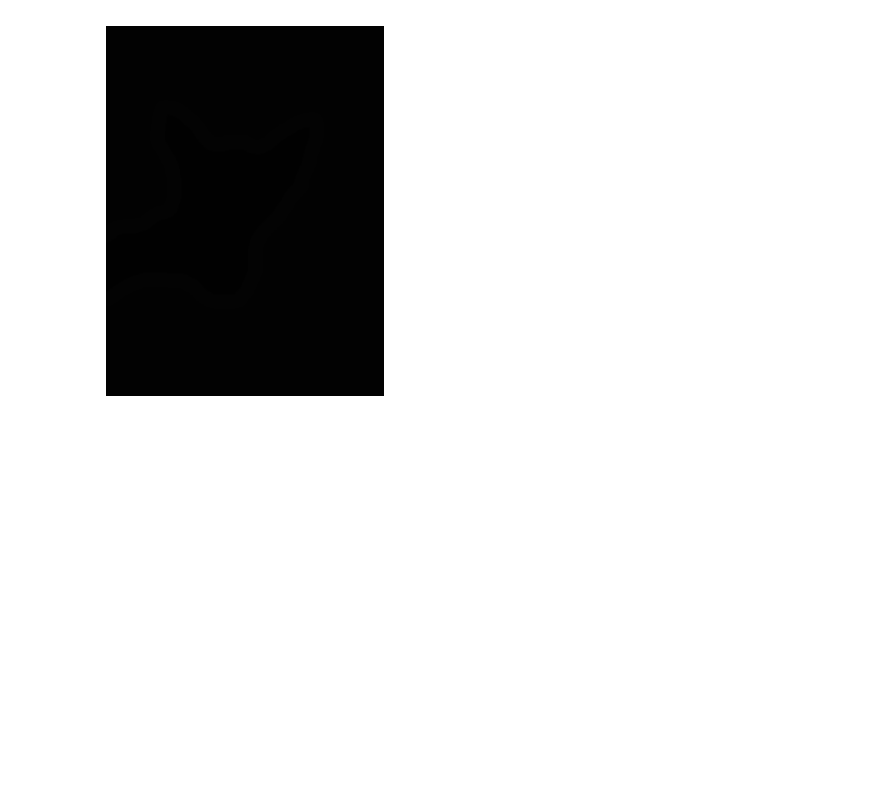
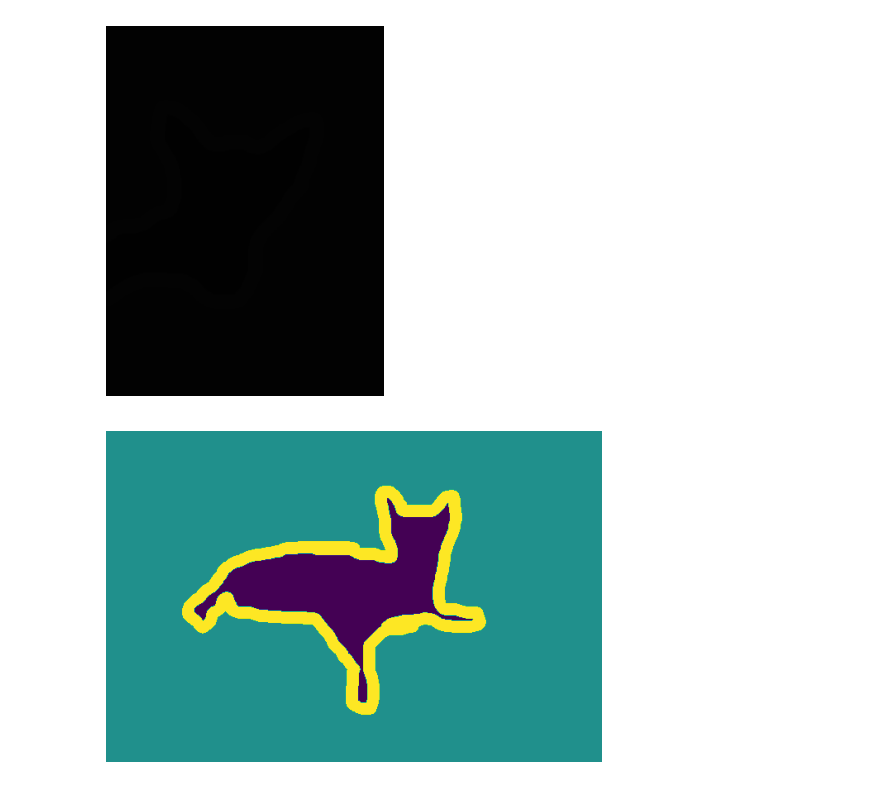
Before and after one commit to Venchislav/Neural-Networks, a Jupyter notebook: CV/Cat_Dog_Img_Segmentation.ipynb, the cells around one changed output. Saved outputs shown, nothing was run; the diff lists cells and outputs as text; code cells hidden in the pictures; blank space fills up the shorter version.

```diff
--- a/CV/Cat_Dog_Img_Segmentation.ipynb
+++ b/CV/Cat_Dog_Img_Segmentation.ipynb
@@ -29,3 +29,13 @@ plt.axis('off')
 plt.imshow(load_img(target_img_paths[1]));
 # %% [output]
 [figure]
+# %%
+def display_target(target_arr):
+  normalized_arr = (target_arr.astype('uint8') - 1) * 127
+  plt.axis('off')
+  plt.imshow(normalized_arr[:, :, 0])
+# %%
+img = img_to_array(load_img(target_img_paths[0], color_mode='grayscale'))
+display_target(img)
+# %% [output]
+[figure, added]
```
Also changed, not shown: parts of 11 cells of this notebook.
